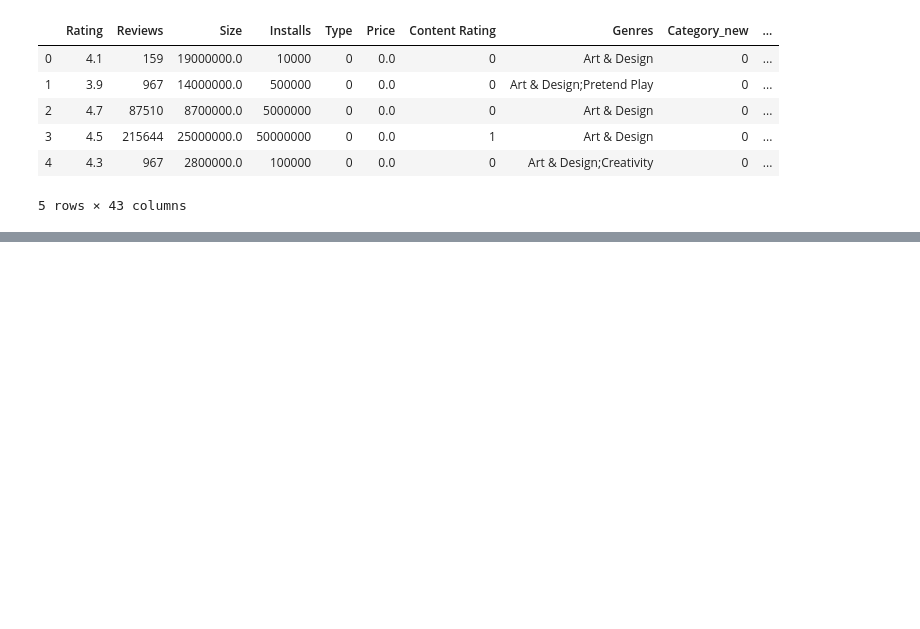
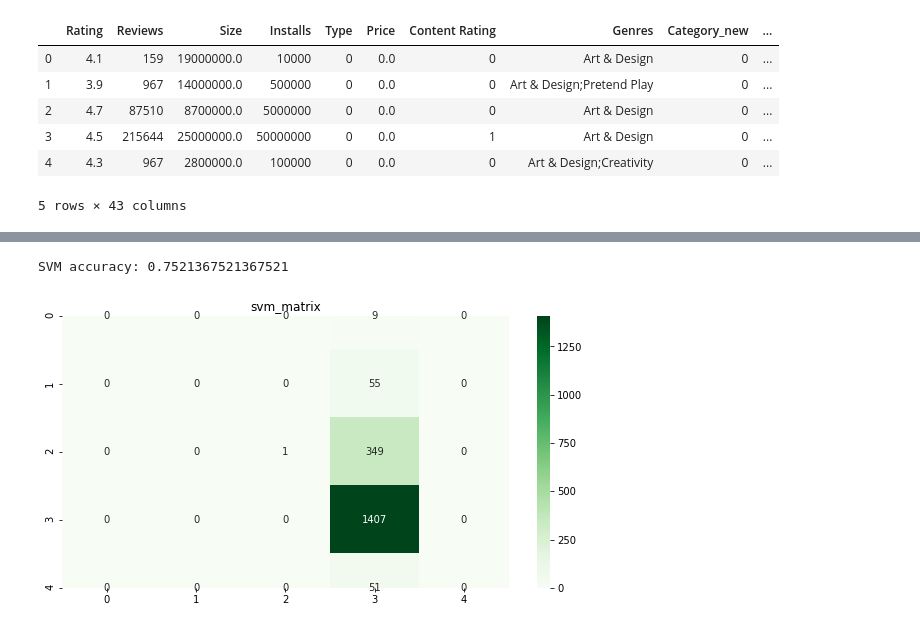
Before and after one commit to Berthelmaster/MAL_O4, a Jupyter notebook: dataset/o4Rasmus.ipynb, the cells around one changed output, grey strips where cells are left out. Drawn from its saved outputs; the diff is of its cells as text; code cells hidden in the pictures; blank space fills up the shorter version.

```diff
--- a/dataset/o4Rasmus.ipynb
+++ b/dataset/o4Rasmus.ipynb
@@ -165,0 +207,17 @@ memory usage: 731.2+ KB
+# %%
+#SVM
+from sklearn.svm import SVC
+
+svc = SVC(kernel = 'rbf')
+svc.fit(X_train,y_train)
+svc_predict = svc.predict(X_test)
+svc_matrix = confusion_matrix(y_test, svc_predict)
+svc_accuracy = accuracy_score(y_test,svc_predict)
+# %%
+plt.figure(figsize = (10,5))
+plt.title("svm_matrix")
+sns.heatmap(svc_matrix,annot=True, cmap ="Greens", fmt = "d")
+print('SVM accuracy:', svc_accuracy)
+# %% [output]
+SVM accuracy: 0.7521367521367521
+[figure, added]
```
Also changed, not shown: parts of 11 cells of this notebook.
